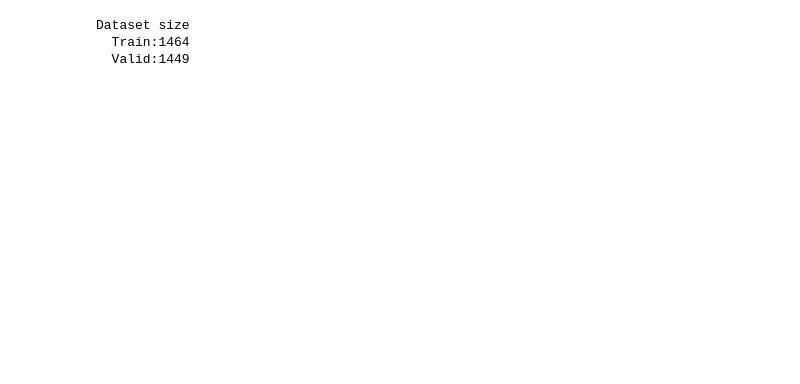
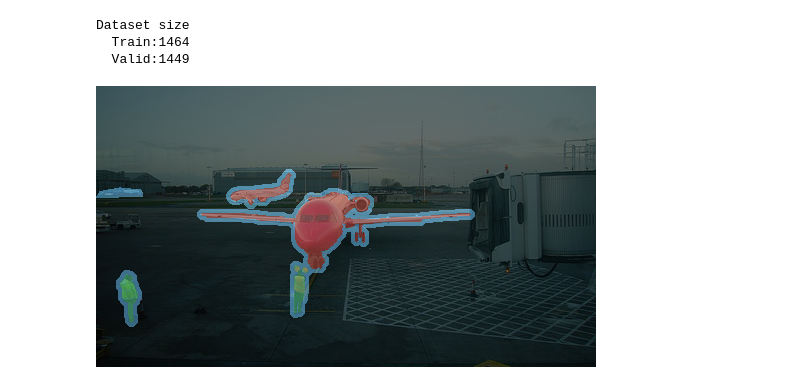
Before and after one commit to music-brain88/ReNomIMG, a Jupyter notebook: example/example_fcn.ipynb, the cells around one changed output. Drawn from its saved outputs; the diff is of its cells as text; code cells hidden in the pictures; blank space fills up the shorter version.

```diff
--- a/example/example_fcn.ipynb
+++ b/example/example_fcn.ipynb
@@ -28,7 +27,7 @@ class_map = ['background', 'aeroplane', 'bicycle', 'bird', 'boat', 'bottle',
              'dog', 'horse', 'motorbike', 'person', 'potted plant',
              'sheep', 'sofa', 'train', 'tv/monitor']
 # %%
-prefix_path = '/media/hdd2/jun/dataset/VOCdevkit/VOC2012/'
+prefix_path = 'VOCdevkit/VOC2012/'
 # %%
 train_image_path_list = []
 train_annotation_path_list = []
@@ -58,6 +57,8 @@ Dataset size
   Train:1464
   Valid:1449
 # %%
-# annot = np.array(Image.open(train_annotation_path_list[0]))
-# draw_segment(train_image_path_list[0], annot, show_background=True)
+annot = np.array(Image.open(train_annotation_path_list[0]))
+draw_segment(train_image_path_list[0], annot, show_background=True)
+# %% [output]
+[figure, added]
 # %%
```
Also changed, not shown: parts of 15 cells of this notebook, 2 other files.
